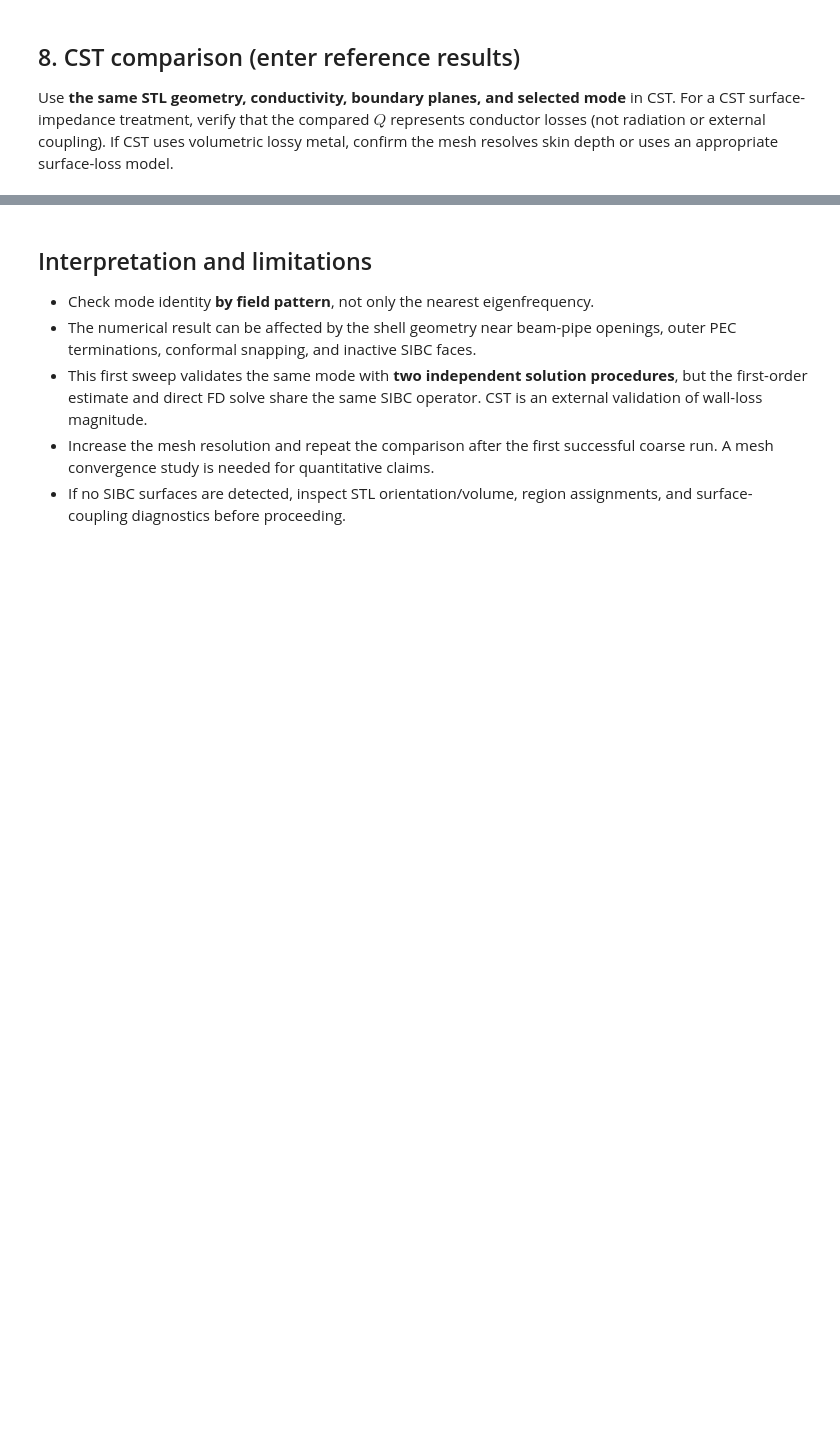
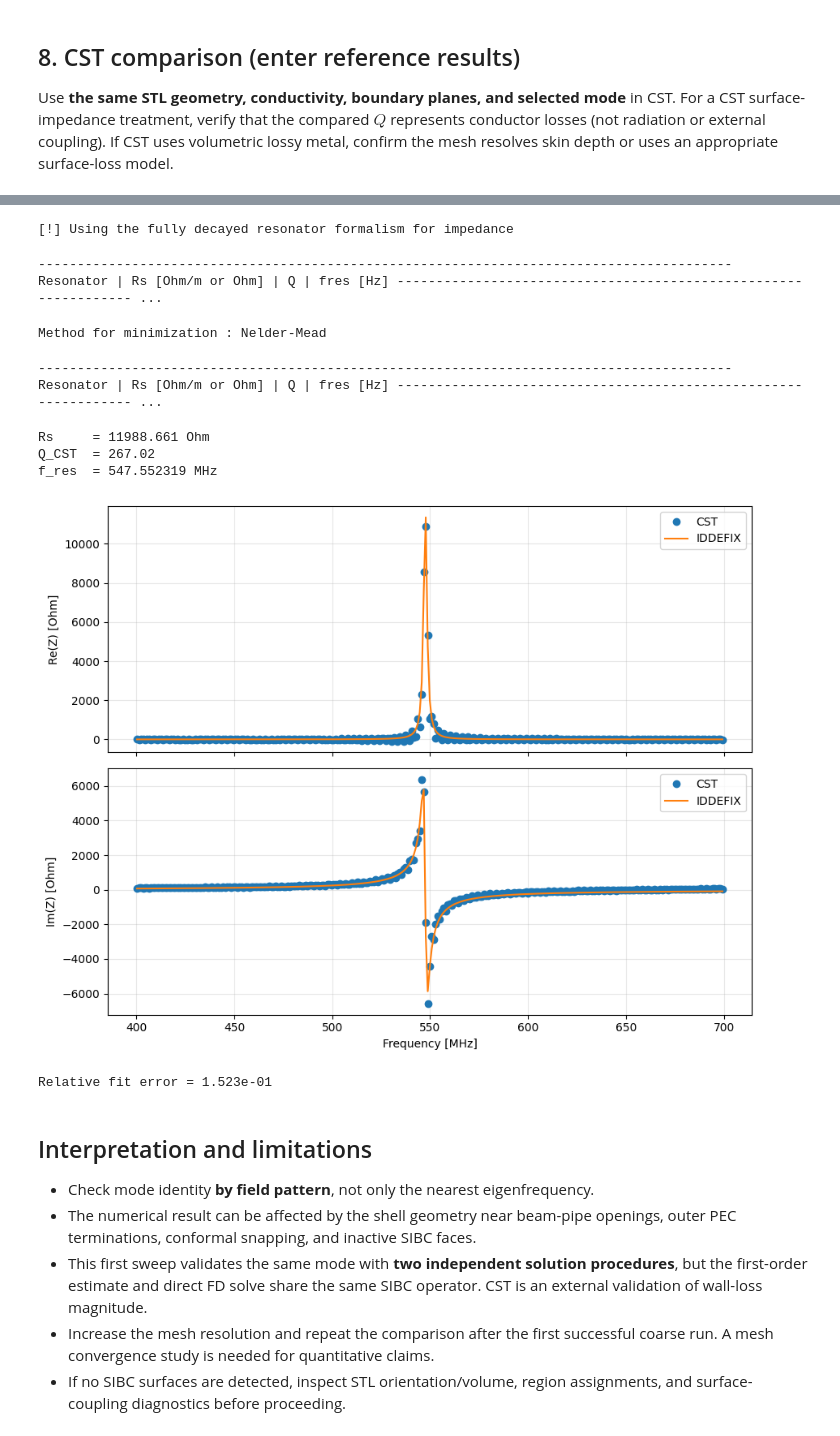
Before and after one commit to hschreib-tet/Wakis, a Jupyter notebook: notebooks/wakis_pillbox_pec_sibc_eigenmode_validation.ipynb, the cells around one changed output, grey strips where cells are left out. Drawn from its saved outputs; the diff is of its cells as text; code cells hidden in the pictures; blank space fills up the shorter version.

```diff
--- a/notebooks/wakis_pillbox_pec_sibc_eigenmode_validation.ipynb
+++ b/notebooks/wakis_pillbox_pec_sibc_eigenmode_validation.ipynb
@@ -536,3 +482,79 @@ ValueError: include_sibc=True requires a solver with SIBC geometry (self.has_sib
+# %%
+import numpy as np
+import iddefix
+
+
+# Select resonance around 548 MHz
+mask = (f_cst >= 400e6) & (f_cst <= 700e6)
+
+f_fit = f_cst[mask]
+Z_fit = Z_cst[mask]
+# %%
+# Fit one resonator around 548 MHz
+parameterBounds = [
+    (1, 1e5),  # Rs [Ohm]
+    (20, 2000),  # Q
+    (540e6, 560e6),  # fres [Hz]
+]
+
+model = iddefix.EvolutionaryAlgorithm(
+    f_fit,
+    Z_fit,
+    N_resonators=1,
+    parameterBounds=parameterBounds,
+    plane="longitudinal",
+    objectiveFunction=iddefix.ObjectiveFunctions.sumOfSquaredError,
+)
+
+# Global fit + local refinement
+model.run_differential_evolution(
+    maxiter=1000,
+    popsize=20,
+    tol=1e-6,
+)
+
+model.run_minimization_algorithm()
+
+# Extract fitted resonator parameters
+Rs, Q_cst, fr_cst = model.minimizationParameters[:3]
+
+print(f"Rs     = {Rs:.3f} Ohm")
+print(f"Q_CST  = {Q_cst:.2f}")
+print(f"f_res  = {fr_cst / 1e6:.6f} MHz")
+
+# Reconstruct and compare impedance
+Z_model = model.get_impedance()
+
+fig, axes = plt.subplots(2, 1, figsize=(9, 7), sharex=True)
+
+axes[0].plot(f_fit / 1e6, Z_fit.real, "o", label="CST")
+axes[0].plot(f_fit / 1e6, Z_model.real, "-", label="IDDEFIX")
+axes[0].set_ylabel("Re(Z) [Ohm]")
+
+axes[1].plot(f_fit / 1e6, Z_fit.imag, "o", label="CST")
+axes[1].plot(f_fit / 1e6, Z_model.imag, "-", label="IDDEFIX")
+axes[1].set_xlabel("Frequency [MHz]")
+axes[1].set_ylabel("Im(Z) [Ohm]")
+
+for ax in axes:
+    ax.grid(alpha=0.3)
+    ax.legend()
+
+plt.tight_layout()
+plt.show()
+
+fit_error = np.linalg.norm(Z_model - Z_fit) / np.linalg.norm(Z_fit)
+print(f"Relative fit error = {fit_error:.3e}")
+# %% [output]
+[!] Using the fully decayed resonator formalism for impedance
+----------------------------------------------------------------------------------------- Resonator | Rs [Ohm/m or Ohm] | Q | fres [Hz] ---------------------------------------------------------------- ...
+Method for minimization : Nelder-Mead
+----------------------------------------------------------------------------------------- Resonator | Rs [Ohm/m or Ohm] | Q | fres [Hz] ---------------------------------------------------------------- ...
+Rs     = 11988.661 Ohm
+Q_CST  = 267.02
+f_res  = 547.552319 MHz
+[figure, added]
+Relative fit error = 1.523e-01
 # %% [markdown]
 ## Interpretation and limitations
 
```
Also changed, not shown: parts of 6 cells of this notebook, 2 other files.
